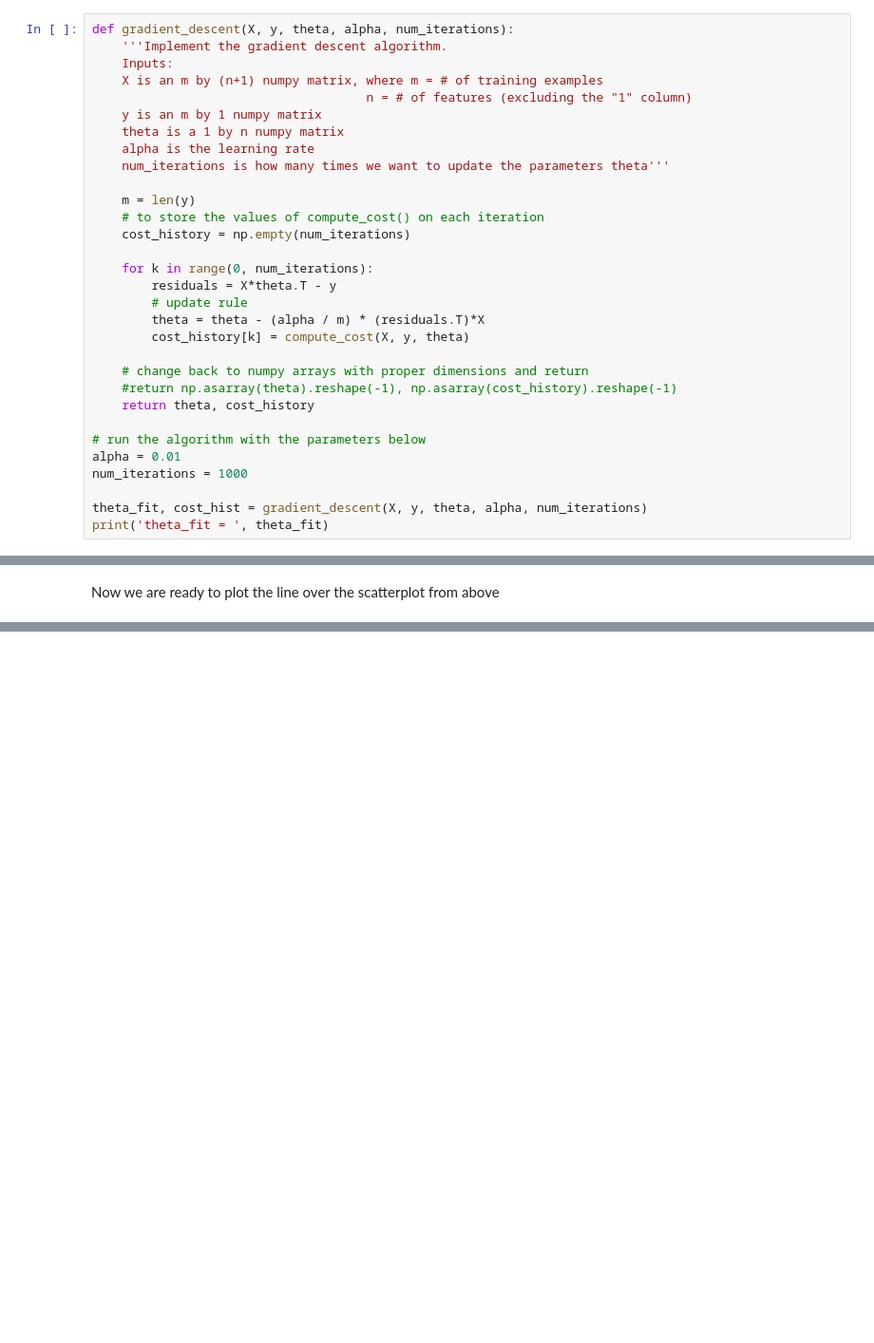
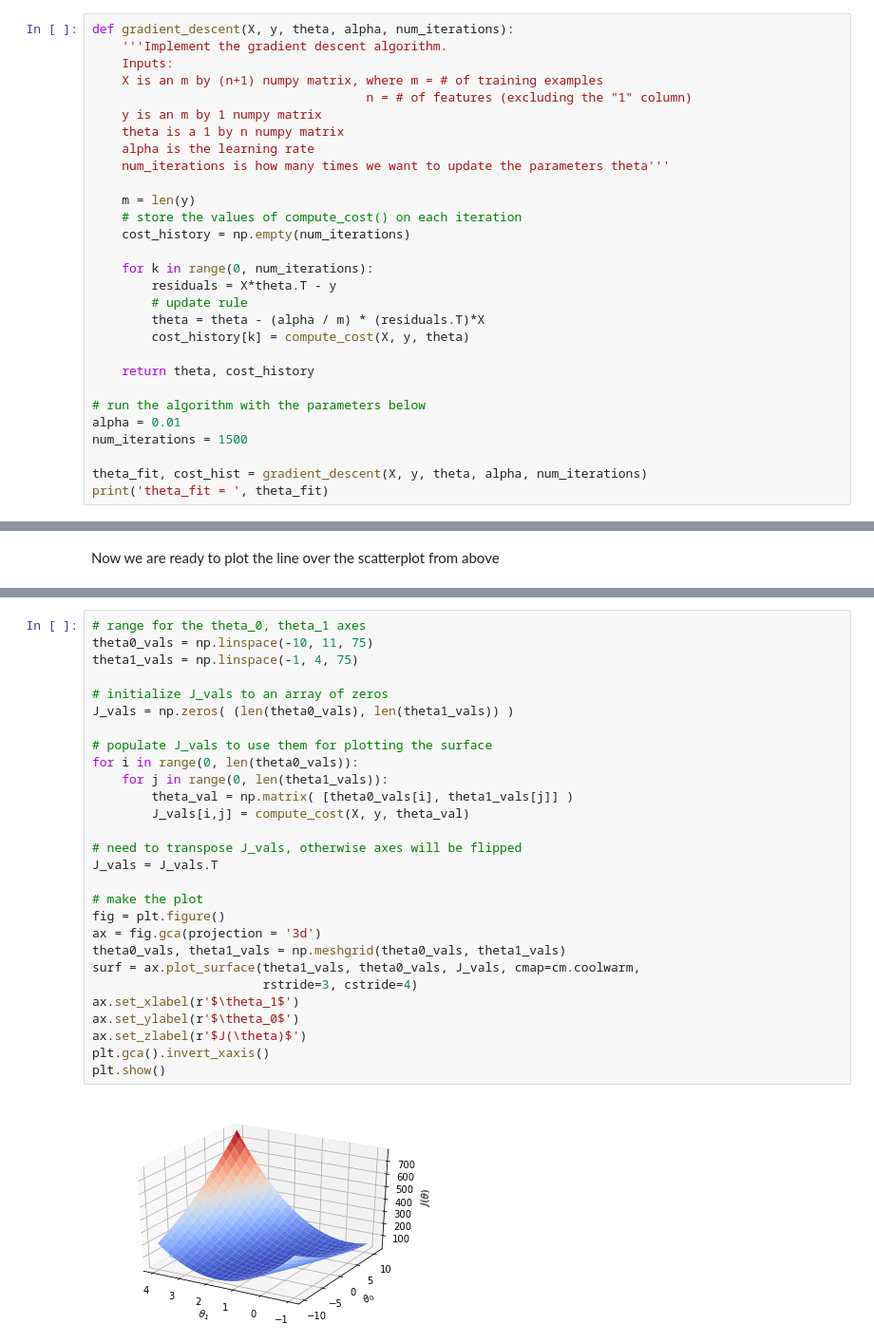
Before and after one commit to marty-vanhoof/Maching_Learning, a Jupyter notebook: reports/Linear_Regression.ipynb, the cells around one changed output, grey strips where cells are left out. Shown at 95% size. Cells and saved outputs as stored; diff of their text form; blank space fills up the shorter version.

Commit message:
Plot surface for J(theta)

```diff
--- a/reports/Linear_Regression.ipynb
+++ b/reports/Linear_Regression.ipynb
@@ -206,7 +206,7 @@ def gradient_descent(X, y, theta, alpha, num_iterations):
     num_iterations is how many times we want to update the parameters theta'''
 
     m = len(y)
-    # to store the values of compute_cost() on each iteration
+    # store the values of compute_cost() on each iteration
     cost_history = np.empty(num_iterations)
 
     for k in range(0, num_iterations):
@@ -215,13 +215,11 @@ def gradient_descent(X, y, theta, alpha, num_iterations):
         theta = theta - (alpha / m) * (residuals.T)*X
         cost_history[k] = compute_cost(X, y, theta)
 
-    # change back to numpy arrays with proper dimensions and return
-    #return np.asarray(theta).reshape(-1), np.asarray(cost_history).reshape(-1)
     return theta, cost_history
 
 # run the algorithm with the parameters below
 alpha = 0.01
-num_iterations = 1000
+num_iterations = 1500
 
 theta_fit, cost_hist = gradient_descent(X, y, theta, alpha, num_iterations)
 print('theta_fit = ', theta_fit)
@@ -291,0 +273,30 @@ for t0 in theta_0_range:
+# %%
+# range for the theta_0, theta_1 axes
+theta0_vals = np.linspace(-10, 11, 75)
+theta1_vals = np.linspace(-1, 4, 75)
+
+# initialize J_vals to an array of zeros
+J_vals = np.zeros( (len(theta0_vals), len(theta1_vals)) )
+
+# populate J_vals to use them for plotting the surface
+for i in range(0, len(theta0_vals)):
+    for j in range(0, len(theta1_vals)):
+        theta_val = np.matrix( [theta0_vals[i], theta1_vals[j]] )
+        J_vals[i,j] = compute_cost(X, y, theta_val)
+
+# need to transpose J_vals, otherwise axes will be flipped
+J_vals = J_vals.T
+
+# make the plot
+fig = plt.figure()
+ax = fig.gca(projection = '3d')
+theta0_vals, theta1_vals = np.meshgrid(theta0_vals, theta1_vals)
+surf = ax.plot_surface(theta1_vals, theta0_vals, J_vals, cmap=cm.coolwarm,
+                       rstride=3, cstride=4)
+ax.set_xlabel(r'$\theta_1$')
+ax.set_ylabel(r'$\theta_0$')
+ax.set_zlabel(r'$J(\theta)$')
+plt.gca().invert_xaxis()
+plt.show()
+# %% [output]
+[figure, added]
```
Also changed, not shown: parts of 8 cells of this notebook.
